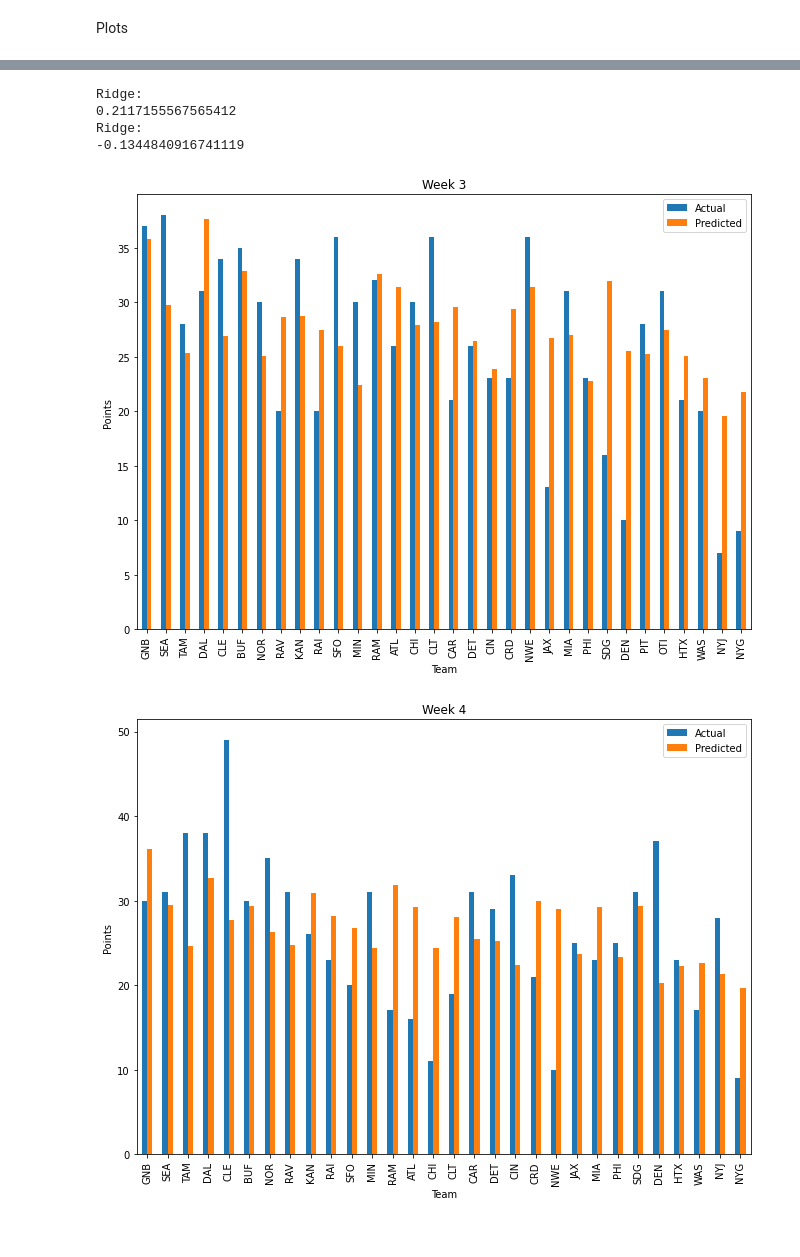
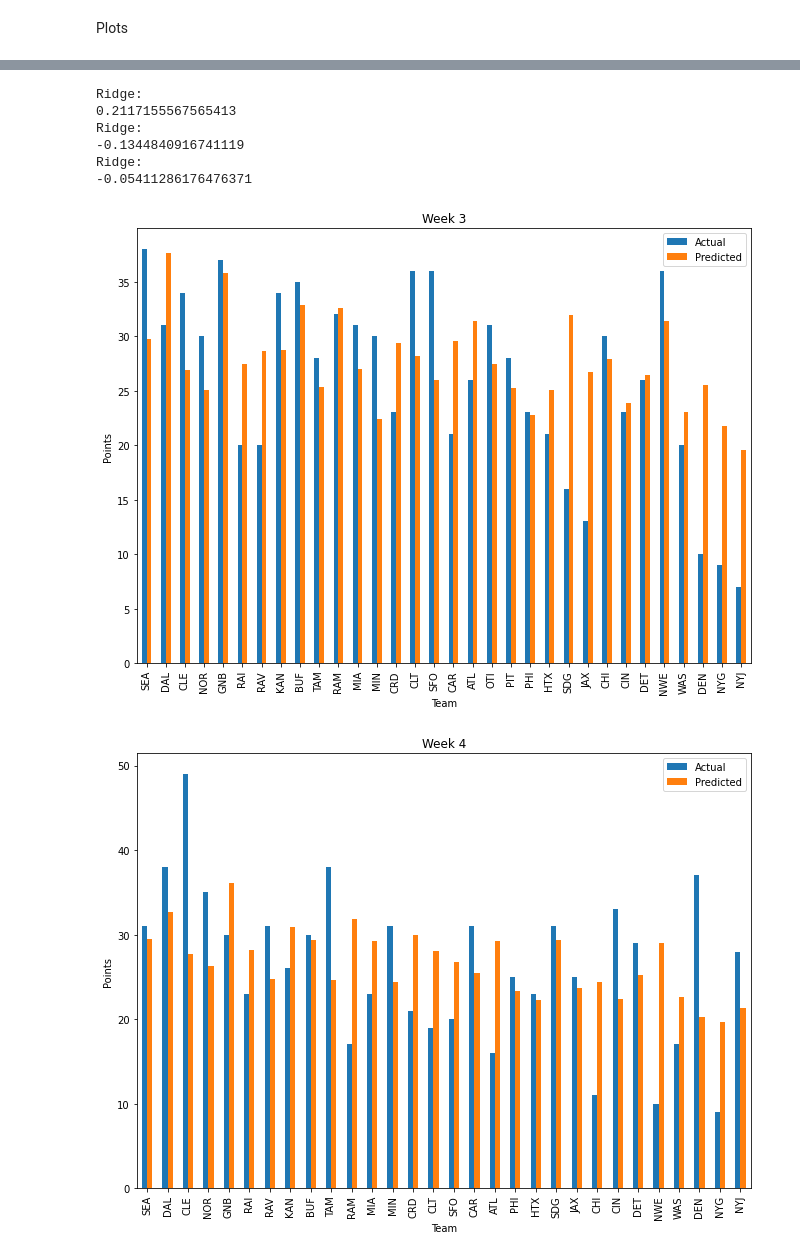
Before and after one commit to Amitparikh1/NFL-ML-Predictor, a Jupyter notebook: NFL_ML_Score_Predictor.ipynb, the cells around one changed output, grey strips where cells are left out. Cells and saved outputs as stored; diff of their text form; code cells hidden in the pictures.

Commit message:
Updated regression and plots

```diff
--- a/NFL_ML_Score_Predictor.ipynb
+++ b/NFL_ML_Score_Predictor.ipynb
@@ -42,7 +42,7 @@ df = pd.DataFrame(columns=columns)
 
 teams = Teams()
 counter = 0
-predictionWeek = 5 ##THIS VARIABLE IS THE WEEK TO PREDICT FOR
+predictionWeek = 6 ##THIS VARIABLE IS THE WEEK TO PREDICT FOR
 ## Loop through each team
 for team in teams:
   schedule = Schedule(team.abbreviation)
@@ -185,7 +167,7 @@ season_data = season_data.iloc[:,1:14]
 linear_std_deviations = []
 ridge_std_deviations = []
 count = 0
-for i in range(3,5):
+for i in range(3,predictionWeek):
   xTr,yTr,xTe,yTe = splitData(season_data,i)
   linear_predictions = linear_regression(xTr,yTr,xTe,yTe)
   ridge_predictions = ridge_regression(xTr,yTr,xTe,yTe)
@@ -219,22 +207,24 @@ plt.show()
 # %%
-##Side by side histogram of predictions and actual scores
+##Side by side histogram of predictions and actual scores for ridge regression
 hist_df = season_data[['Team','Week','Points']]
 hist_df = hist_df.rename(columns={"Points":"Actual"})
-for i in range(3,5):
+for i in range(3,predictionWeek):
   week_df = hist_df.loc[hist_df['Week']==i]
   xTr,yTr,xTe,yTe = splitData(season_data,i)
   predictions = ridge_regression(xTr,yTr,xTe,yTe)
   week_df.insert(3,"Predicted",predictions,True)
   this_week = week_df.loc[week_df['Week']==i]
   this_week.plot.bar(x='Team',y=['Actual','Predicted'])
   plt.ylabel("Points")
   plt.title("Week "+str(i))
   fig = plt.gcf()
   fig.set_size_inches(11,8)
 # %% [output]
 Ridge:
-0.2117155567565412
+0.2117155567565413
 Ridge:
 -0.1344840916741119
+Ridge:
+-0.05411286176476371
-[figure, old version]
+[figure, new version]
-[figure, old version]
+[figure, new version]
```
Also changed, not shown: parts of 5 cells of this notebook.
